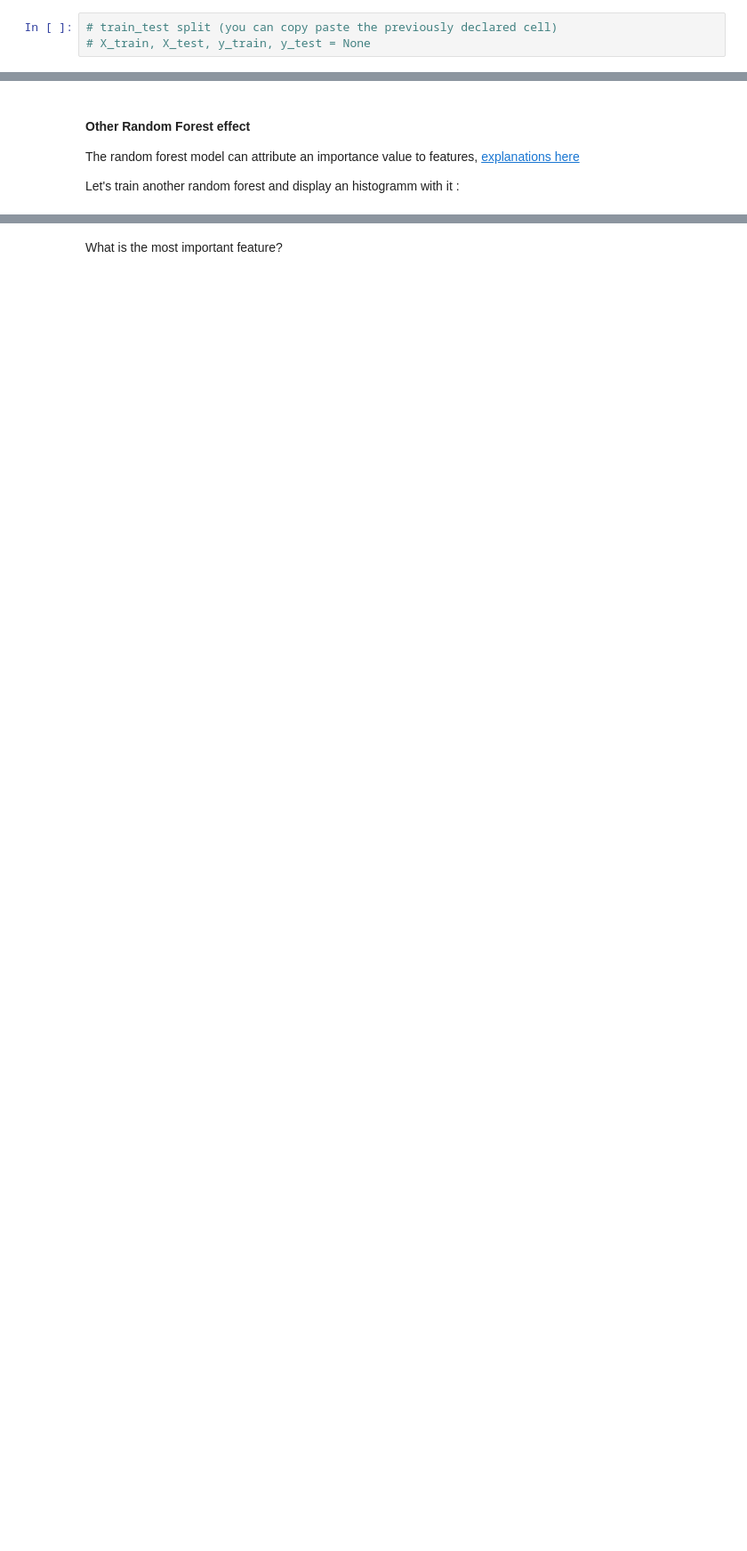
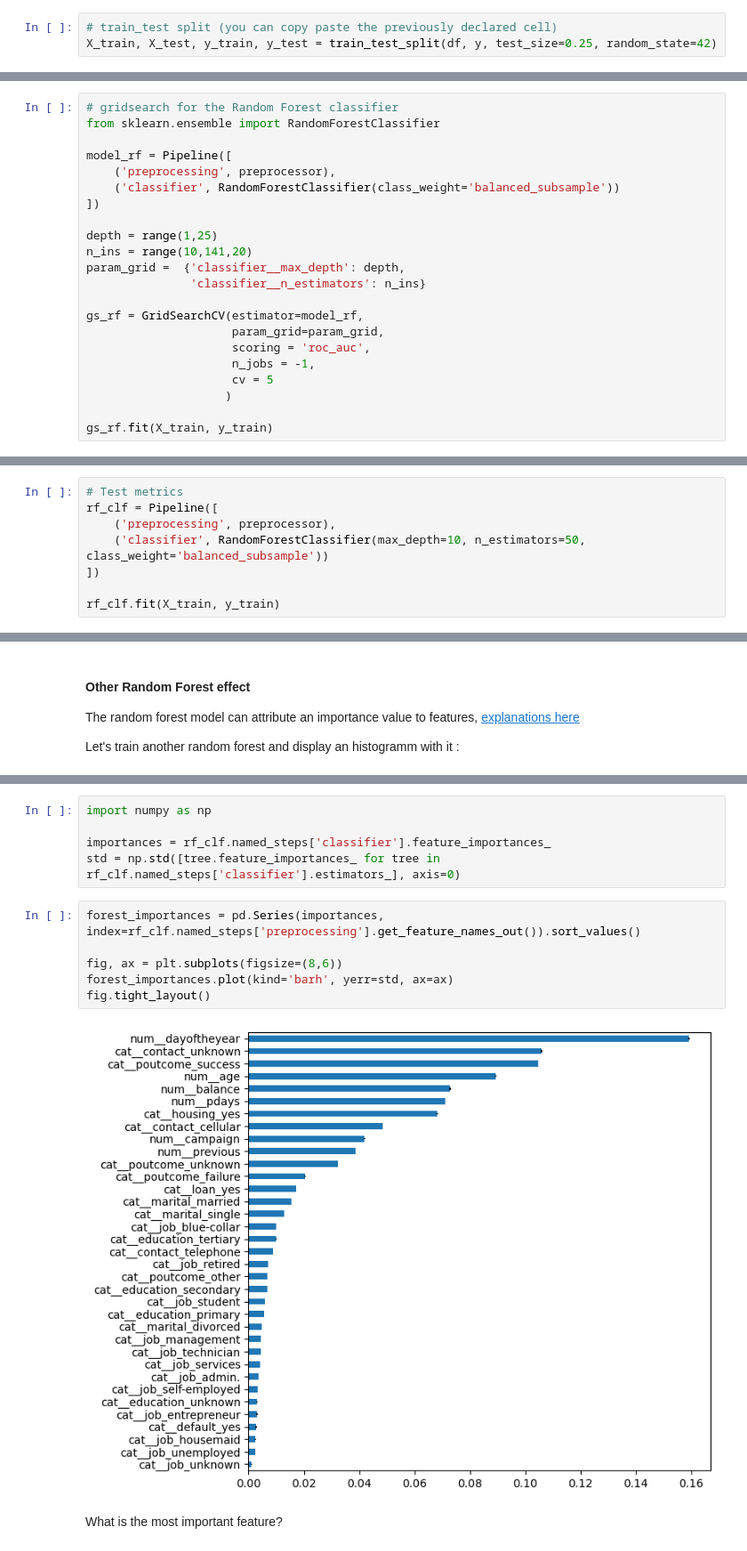
Before and after one commit to clarka34/12_machine_learning, a Jupyter notebook: ML2 - Classification et Clustering/ML2.2_ensemble_methods_intro/notebooks/EnsembleLearning_v2.ipynb, the cells around one changed output, grey strips where cells are left out. Shown: that part at 89% size. Saved outputs shown, nothing was run; the diff lists cells and outputs as text; blank space fills up the shorter version.

```diff
--- a/ML2 - Classification et Clustering/ML2.2_ensemble_methods_intro/notebooks/EnsembleLearning_v2.ipynb
+++ b/ML2 - Classification et Clustering/ML2.2_ensemble_methods_intro/notebooks/EnsembleLearning_v2.ipynb
@@ -343,7 +535,7 @@ The following [post](https://blog.octo.com/les-methodes-ensemblistes-pour-algori
 **The train test split using a seed equals to 42 will be used in the following part**
 # %%
 # train_test split (you can copy paste the previously declared cell)
-# X_train, X_test, y_train, y_test = None
+X_train, X_test, y_train, y_test = train_test_split(df, y, test_size=0.25, random_state=42)
 # %% [markdown]
 #### Using Random Forest
 
@@ -358,0 +548,22 @@ We will use grid search on the `n_estimators` and `max_depth` parameters.
+# %%
+# gridsearch for the Random Forest classifier
+from sklearn.ensemble import RandomForestClassifier
+
+model_rf = Pipeline([
+    ('preprocessing', preprocessor),
+    ('classifier', RandomForestClassifier(class_weight='balanced_subsample'))
+])
+
+depth = range(1,25)
+n_ins = range(10,141,20)
+param_grid =  {'classifier__max_depth': depth,
+               'classifier__n_estimators': n_ins}
+
+gs_rf = GridSearchCV(estimator=model_rf,
+                     param_grid=param_grid,
+                     scoring = 'roc_auc',
+                     n_jobs = -1,
+                     cv = 5
+                    )
+
+gs_rf.fit(X_train, y_train)
@@ -366,0 +612,8 @@ Now retrain the model with the selected hyperparameters on your whole train set
+# %%
+# Test metrics
+rf_clf = Pipeline([
+    ('preprocessing', preprocessor),
+    ('classifier', RandomForestClassifier(max_depth=10, n_estimators=50, class_weight='balanced_subsample'))
+])
+
+rf_clf.fit(X_train, y_train)
@@ -375,2 +652,15 @@ Let's train another random forest and display an histogramm with it :
+# %%
+import numpy as np
+
+importances = rf_clf.named_steps['classifier'].feature_importances_
+std = np.std([tree.feature_importances_ for tree in rf_clf.named_steps['classifier'].estimators_], axis=0)
+# %%
+forest_importances = pd.Series(importances, index=rf_clf.named_steps['preprocessing'].get_feature_names_out()).sort_values()
+
+fig, ax = plt.subplots(figsize=(8,6))
+forest_importances.plot(kind='barh', yerr=std, ax=ax)
+fig.tight_layout()
+# %% [output]
+[figure, added]
 # %% [markdown]
 What is the most important feature?
```
Also changed, not shown: parts of 54 cells of this notebook, 1 other file.
